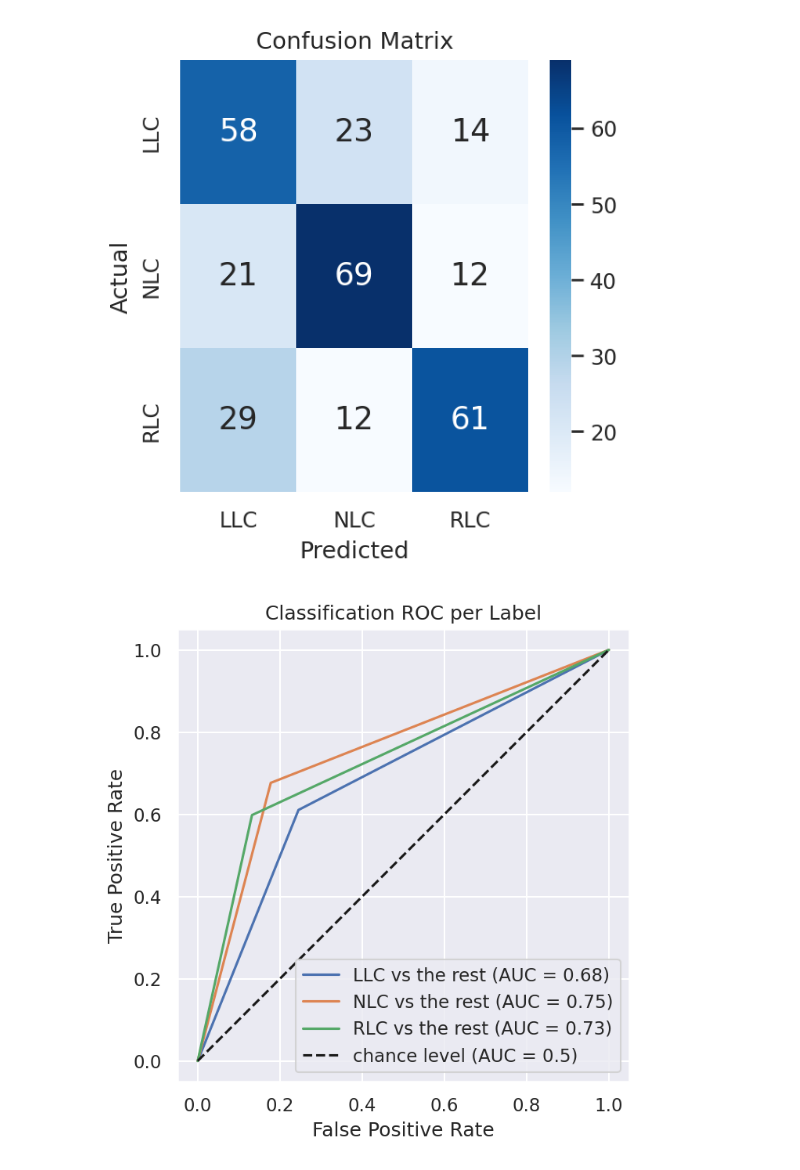
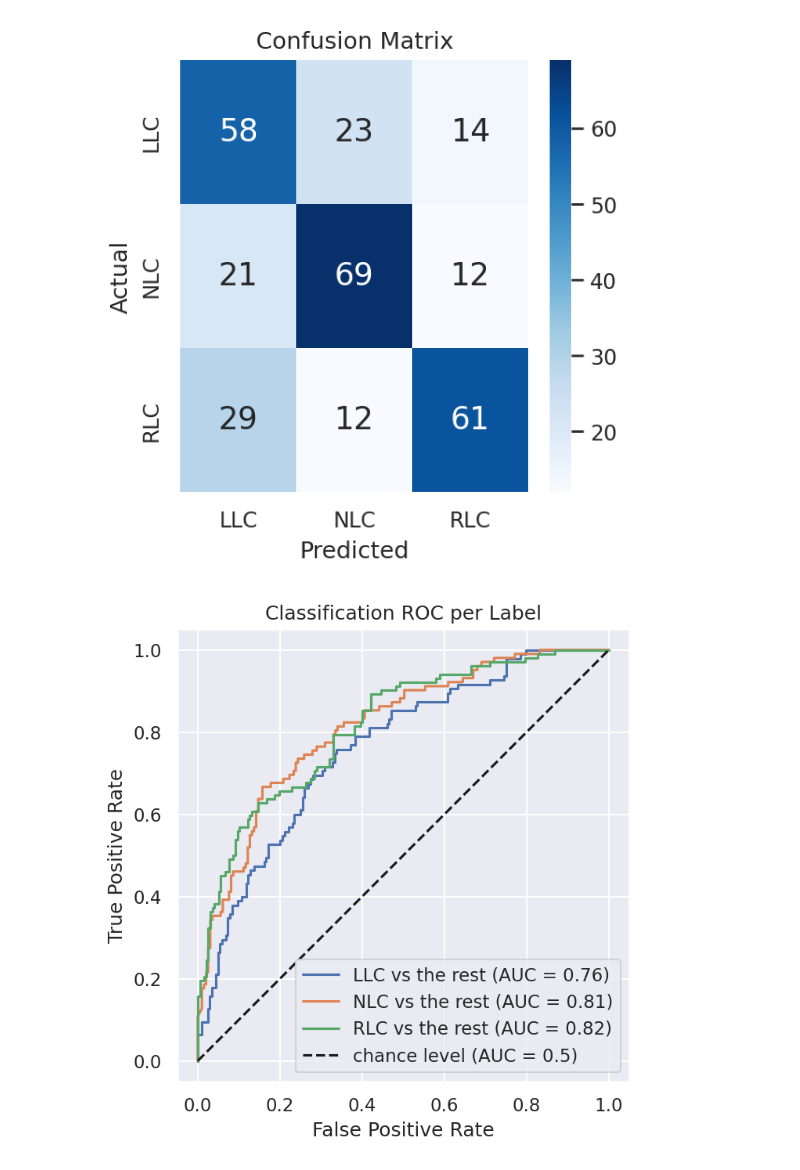
Before and after one commit to ericbanzuzi/Thesis-DL-LC, a Jupyter notebook: notebooks/MC4_results.ipynb, the cells around one changed output. Saved outputs shown, nothing was run; the diff lists cells and outputs as text; code cells hidden in the pictures.

Commit message:
MC4 results

```diff
--- a/notebooks/MC4_results.ipynb
+++ b/notebooks/MC4_results.ipynb
@@ -376,12 +769,20 @@ plot_training_path(data, 'MC4 ROI4')
 # %% [markdown]
 **Metrics:**
 # %%
+# Setup batch size, epochs and storage path
+BATCH_SIZE = 16
+result_path = str(base/'MC4_ROI4_recognition')
+
+test_dataloader = DataLoader(test_data,
+                             batch_size=BATCH_SIZE,
+                             shuffle=False)
+
 checkpoint = torch.load(result_path+'/best_model.pth')
 model = MC4(num_classes=3)
 model.load_state_dict(checkpoint['model_state_dict'])
 model.to(device)
 
-predictions, y_test = eval_model(model, test_dataloader, device)
+predictions, y_test, predictions_prob = eval_model(model, test_dataloader, device)
 print('Accuracy:', accuracy_score(y_test, predictions))
 print('Precision:', precision_score(y_test, predictions, average='macro'))
 print('Recall:', recall_score(y_test, predictions, average='macro'))
@@ -504,12 +909,20 @@ plot_training_path(data, 'MC4 ROI2 Prediction')
 # %% [markdown]
 **Metrics:**
 # %%
+# Setup batch size, epochs and storage path
+BATCH_SIZE = 16
+result_path = str(base/'MC4_ROI2_prediction')
+
+test_dataloader = DataLoader(test_data,
+                             batch_size=BATCH_SIZE,
+                             shuffle=False)
+
 checkpoint = torch.load(result_path+'/best_model.pth')
 model = MC4(num_classes=3)
 model.load_state_dict(checkpoint['model_state_dict'])
 model.to(device)
 
-predictions, y_test = eval_model(model, test_dataloader, device)
+predictions, y_test, predictions_prob = eval_model(model, test_dataloader, device)
 print('Accuracy:', accuracy_score(y_test, predictions))
 print('Precision:', precision_score(y_test, predictions, average='macro'))
 print('Recall:', recall_score(y_test, predictions, average='macro'))
@@ -531,24 +944,28 @@ plt.show()
 # %% [output]
 [figure]
 # %%
-fig, ax = plt.subplots(figsize=(5, 5))
-
-label_set = {'LLC': 0, 'NLC': 1, 'RLC': 2}
-
-for label in label_set:
-    RocCurveDisplay.from_predictions(
-        (np.array(y_test) == label_set[label]).astype(int),
-        (np.array(predictions) == label_set[label]).astype(int),
-        name = f"{label} vs the rest",
-        ax=ax)
+from sklearn.preprocessing import LabelBinarizer
+label_binarizer = LabelBinarizer().fit(y_test)
+y_onehot_test = label_binarizer.transform(y_test)
 
 
+fig, ax = plt.subplots(figsize=(5, 5))
+label_set = ['LLC', 'NLC', 'RLC']
+
+for class_id in range(3):
+    RocCurveDisplay.from_predictions(
+        y_onehot_test[:, class_id],
+        predictions_prob[:, class_id],
+        name=f"{label_set[class_id]} vs the rest",
+        ax=ax
+    )
+
 plt.plot([0, 1], [0, 1], "k--", label="chance level (AUC = 0.5)")
+plt.axis("square")
 plt.xlabel("False Positive Rate")
 plt.ylabel("True Positive Rate")
+plt.title("Classification ROC per Label")
 plt.legend()
-plt.axis('square')
-plt.title("Classification ROC per Label")
 plt.show()
 # %% [output]
-[figure, old version]
+[figure, new version]
```
Also changed, not shown: parts of 30 cells of this notebook.
